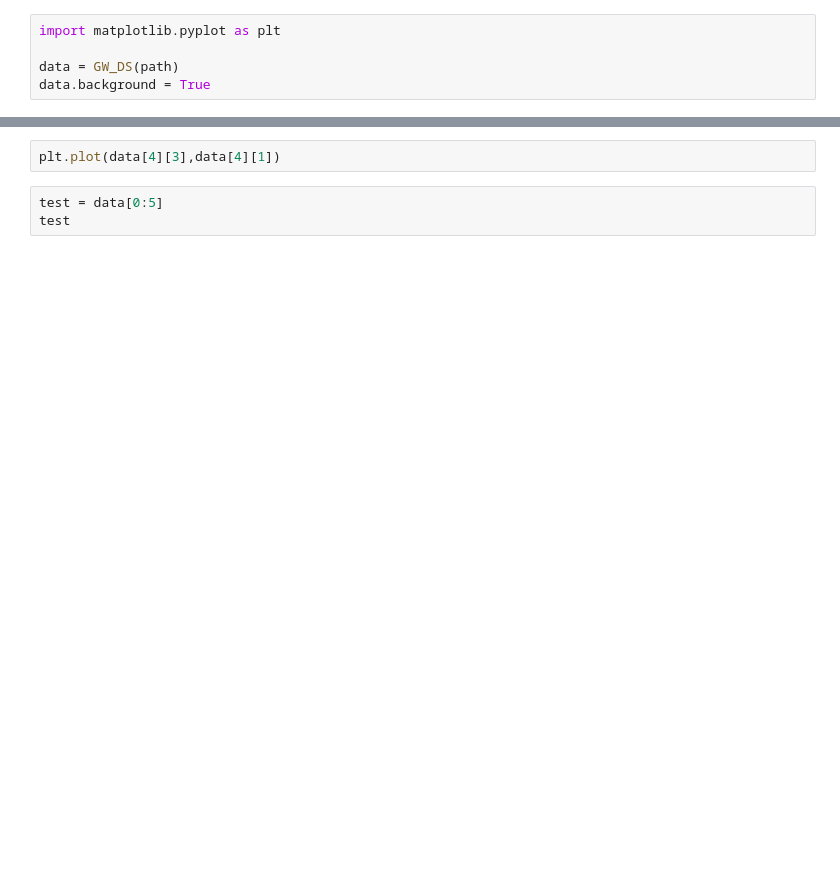
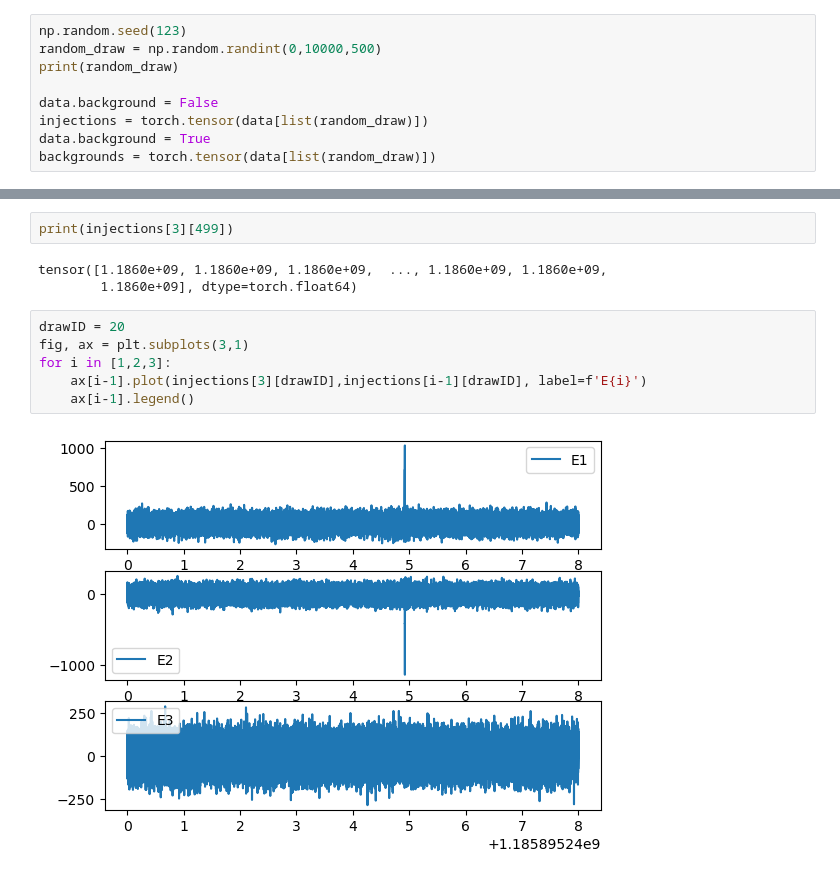
Before and after one commit to jurriaan585/Project2_CAML, a Jupyter notebook: Code/TESTER.ipynb, the cells around one changed output, grey strips where cells are left out. Drawn from its saved outputs; the diff is of its cells as text; blank space fills up the shorter version.

Commit message:
Changes to the structure and some addition to the DataLoader with not the less memory intesive version to be the best one

```diff
--- a/Code/TESTER.ipynb
+++ b/Code/TESTER.ipynb
@@ -6,6 +17,10 @@ path = '/data/gravwav/lopezm/ML_projects/Projects_2022/Project_2/Data'
 # %%
-import matplotlib.pyplot as plt
+np.random.seed(123)
+random_draw = np.random.randint(0,10000,500)
+print(random_draw)
 
-data = GW_DS(path)
+data.background = False
+injections = torch.tensor(data[list(random_draw)])
 data.background = True
+backgrounds = torch.tensor(data[list(random_draw)])
 # %% [output]
@@ -16,5 +44,13 @@ FileNotFoundError: [Errno 2] No such file or directory: '/data/gravwav/lopezm/ML
+# %%
+print(injections[3][499])
+# %% [output]
+tensor([1.1860e+09, 1.1860e+09, 1.1860e+09,  ..., 1.1860e+09, 1.1860e+09,
+        1.1860e+09], dtype=torch.float64)
 # %%
-plt.plot(data[4][3],data[4][1])
+drawID = 20
+fig, ax = plt.subplots(3,1)
+for i in [1,2,3]:
+    ax[i-1].plot(injections[3][drawID],injections[i-1][drawID], label=f'E{i}')
+    ax[i-1].legend()
+# %% [output]
+[figure, added]
-# %%
-test = data[0:5]
-test
```
Also changed, not shown: parts of 6 cells of this notebook, 1 other file.
